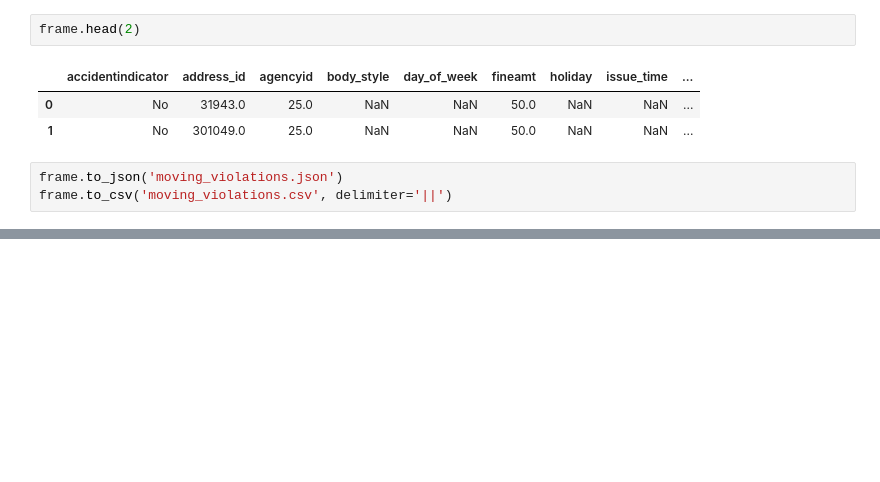
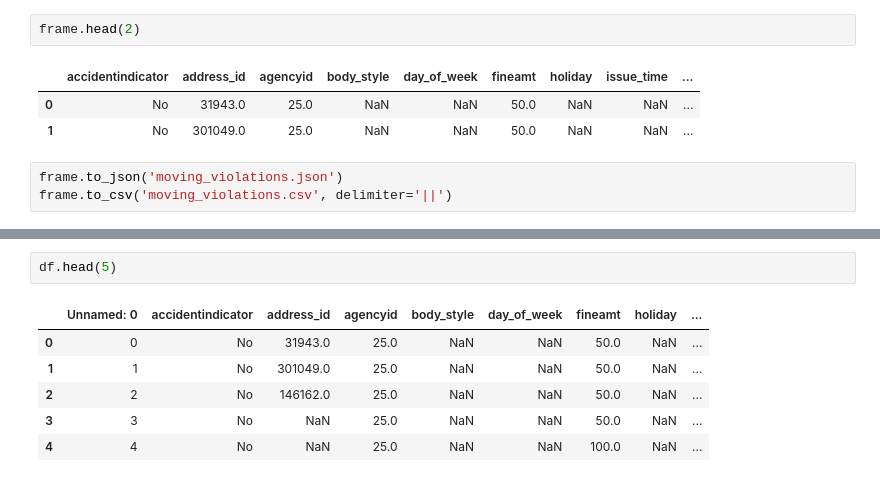
Before and after one commit to ndanielsen/dc_traffic_data, a Jupyter notebook: notebooks/Moving violations - data tidy up.ipynb, the cells around one changed output, grey strips where cells are left out. Cells and saved outputs as stored; diff of their text form; blank space fills up the shorter version.

```diff
--- a/notebooks/Moving violations - data tidy up.ipynb
+++ b/notebooks/Moving violations - data tidy up.ipynb
@@ -69,0 +121,9 @@ frame.to_csv('moving_violations.csv', delimiter='||')
+# %%
+df.head(5)
+# %% [output]
+|  | Unnamed: 0 | accidentindicator | address_id | agencyid | body_style | day_of_week | fineamt | holiday | ... |
+| 0 | 0 | No | 31943.0 | 25.0 | NaN | NaN | 50.0 | NaN | ... |
+| 1 | 1 | No | 301049.0 | 25.0 | NaN | NaN | 50.0 | NaN | ... |
+| 2 | 2 | No | 146162.0 | 25.0 | NaN | NaN | 50.0 | NaN | ... |
+| 3 | 3 | No | NaN | 25.0 | NaN | NaN | 50.0 | NaN | ... |
+| 4 | 4 | No | NaN | 25.0 | NaN | NaN | 100.0 | NaN | ... |
```
Also changed, not shown: parts of 16 cells of this notebook.
